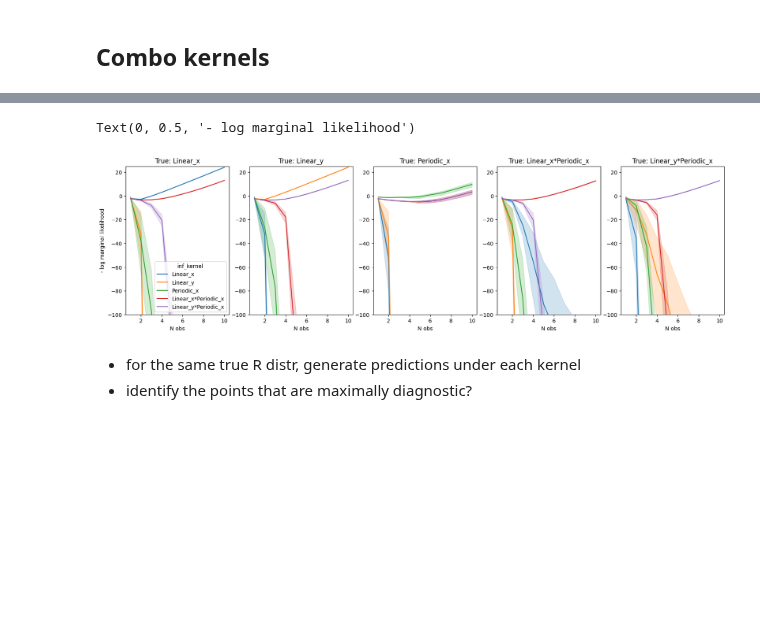
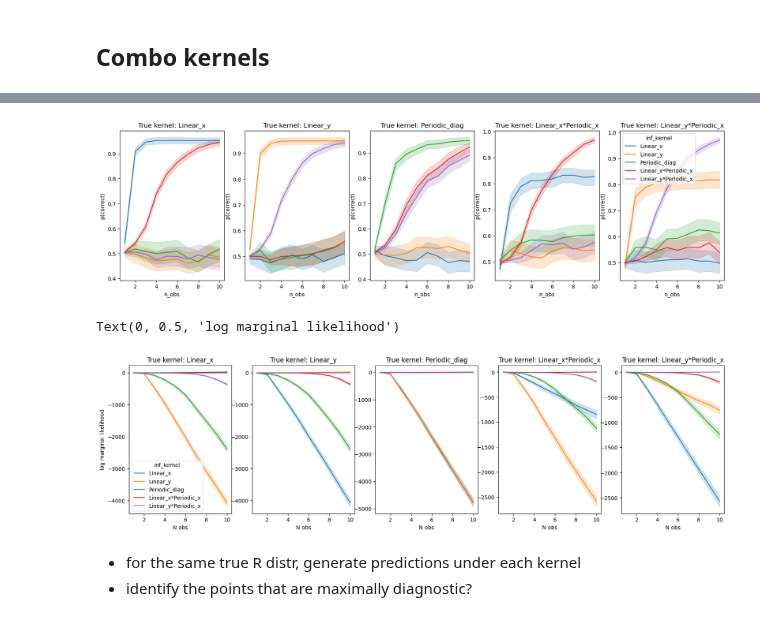
Before and after one commit to tgham/context_exploration, a Jupyter notebook: GP_worlds.ipynb, the cells around one changed output, grey strips where cells are left out. Drawn from its saved outputs; the diff is of its cells as text; code cells hidden in the pictures; blank space fills up the shorter version.

```diff
--- a/GP_worlds.ipynb
+++ b/GP_worlds.ipynb
@@ -597,26 +587,28 @@ for pci in tqdm(range(len(param_combos))):
 # %%
 ## plot accuracy as a function of number of observations
+
 # param_of_interest = scale.copy()
 # param_of_interest = length_scale.copy()
 # param_of_interest = period.copy()
 param_of_interest = periodic_length_scale.copy()
-
 for p in periodic_length_scale:
     data_tmp = df_gp.loc[df_gp['periodic_length_scale']==p]
     fig, axs = plt.subplots(1, n_k, figsize=(4*n_k, 5))
     for gki, gen_k in enumerate(data_tmp['gen_kernel'].unique()):
         sns.lineplot(data = data_tmp.loc[data_tmp['gen_kernel']==gen_k], x = 'n_obs', y = 'p(correct)', hue = 'inf_kernel', ax = axs[gki], legend = gki==n_k-1)
-        axs[gki].set_title(gen_k)
-    plt.suptitle((p))
+        axs[gki].set_title('True kernel: '+gen_k)
+    # plt.suptitle((p))
 
 ## plot confusion matrix
 # plt.figure(figsize = (10,10))
 # data = df_gp.loc[df_gp['n_obs']==n_obs]
 # conf_mat = data.pivot_table(index = 'inf_kernel', columns = 'gen_kernel', values = 'p(correct)', aggfunc = 'mean')
 # sns.heatmap(conf_mat, annot = True, square = True, cmap = 'coolwarm')
 # plt.ylabel('inf_k')
 # plt.xlabel('gen_k')
 # conf_mat
+# %% [output]
+[figure, added]
 # %%
 # plt.figure()
 # sns.barplot(data=df_gp, x='gen_kernel', y='ll', hue='inf_kernel')
@@ -624,15 +616,15 @@ for p in periodic_length_scale:
 fig, axs = plt.subplots(1,n_k, figsize=(20,5))
 for i in range(n_k):
     sns.lineplot(data = df_gp.loc[df_gp['gen_kernel'] == kernel_names[i]], x = 'n_obs', y = 'k_mll', hue = 'inf_kernel', ax = axs[i], legend=i==0, )
-    axs[i].set_title('True: '+kernel_names[i])
+    axs[i].set_title('True kernel: '+kernel_names[i])
     axs[i].set_xlabel('N obs')
     axs[i].set_ylabel('')
-    axs[i].set_ylim(-100,25)
-axs[0].set_ylabel('- log marginal likelihood')
+    # axs[i].set_ylim(-100,25)
+axs[0].set_ylabel('log marginal likelihood')
 # axs[-1].legend(loc='center left', bbox_to_anchor=(1, 0.5))
 # %% [output]
-Text(0, 0.5, '- log marginal likelihood')
+Text(0, 0.5, 'log marginal likelihood')
-[figure, old version]
+[figure, new version]
 # %% [markdown]
 - for the same true R distr, generate predictions under each kernel
 - identify the points that are maximally diagnostic?
```
Also changed, not shown: parts of 4 cells of this notebook, 1 other file.
